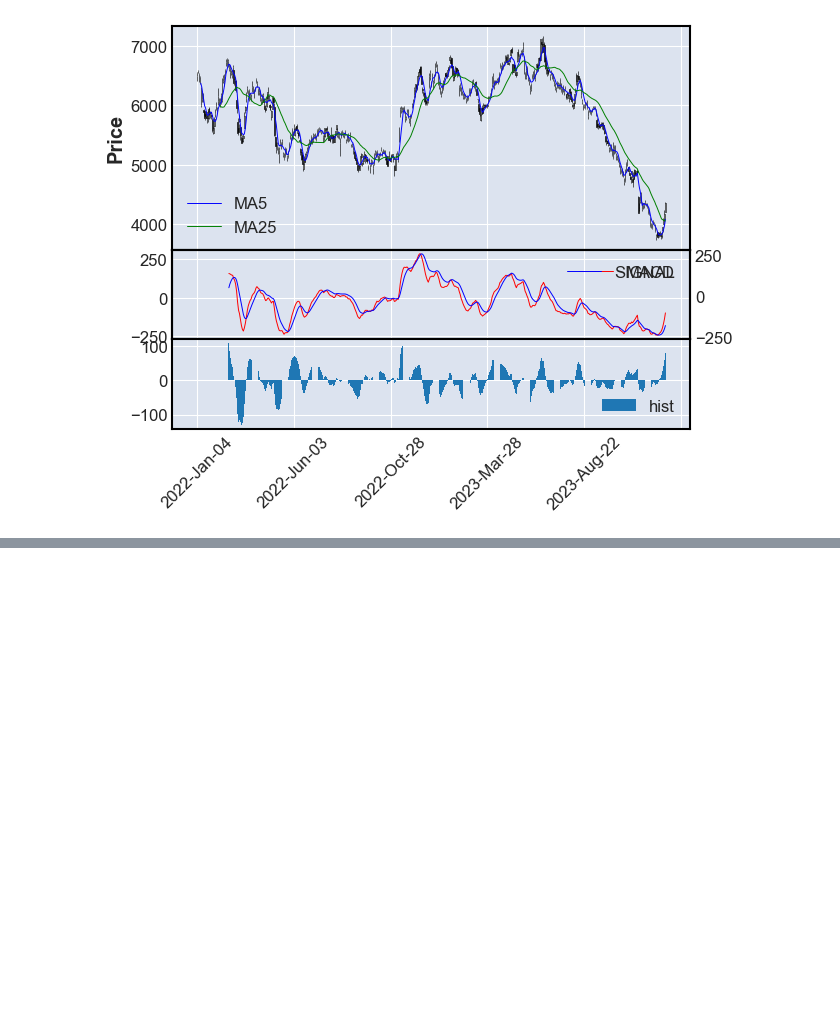
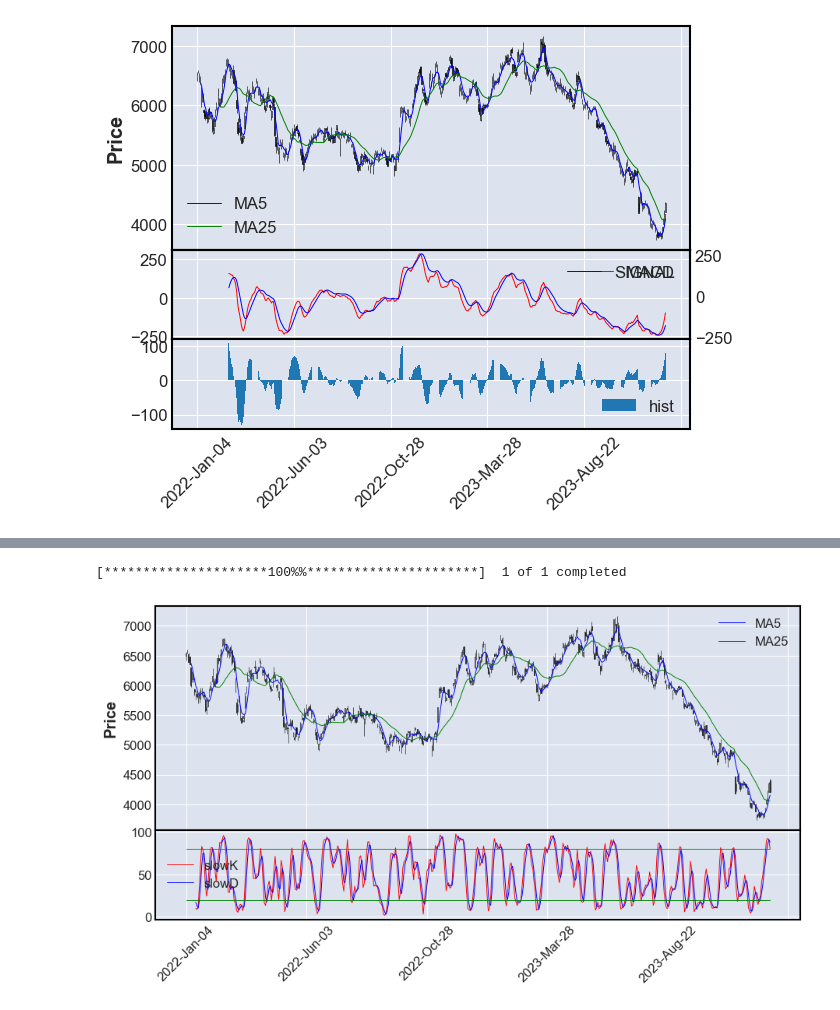
Before and after one commit to KOHTA0405/stock_price, a Jupyter notebook: stock_price.ipynb, the cells around one changed output, grey strips where cells are left out. Saved outputs shown, nothing was run; the diff lists cells and outputs as text; code cells hidden in the pictures; blank space fills up the shorter version.

```diff
--- a/stock_price.ipynb
+++ b/stock_price.ipynb
@@ -377,0 +425,39 @@ axes[4].legend(loc=0)
+# %%
+df = get_stock_data("4911", "2022-01-01", "2023-12-31", "1d")
+close = df["Close"]
+
+# 移動平均
+df["ma5"] = ta.SMA(close, timeperiod=5)
+df["ma25"] = ta.SMA(close, timeperiod=25)
+
+# ストキャスティクス
+slowK, slowD = ta.STOCH(
+    df["High"],
+    df["Low"],
+    df["Close"],
+    fastk_period=5,
+    slowk_period=3,
+    slowk_matype=0,
+    slowd_period=3,
+    slowd_matype=0,
+)
+df["slowK"], df["slowD"] = slowK, slowD
+
+# 補助線
+df["80"] = [80 for _ in close]
+df["20"] = [20 for _ in close]
+
+
+apd = [
+    mpf.make_addplot(df["ma5"], color="blue", panel=0, width=0.7, label="MA5"),
+    mpf.make_addplot(df["ma25"], color="green", panel=0, width=0.7, label="MA25"),
+    mpf.make_addplot(df["slowK"], color="red", panel=1, width=0.7, label="slowK"),
+    mpf.make_addplot(df["slowD"], color="blue", panel=1, width=0.7, label="slowD"),
+    mpf.make_addplot(df["80"], color="green", panel=1, width=0.7),
+    mpf.make_addplot(df["20"], color="green", panel=1, width=0.7),
+]
+
+fig, axes = mpf.plot(df, type="candle", figratio=(2, 1), addplot=apd, returnfig=True)
+# %% [output]
+[*********************100%%**********************]  1 of 1 completed
+[figure, added]
```
Also changed, not shown: parts of 3 cells of this notebook.
